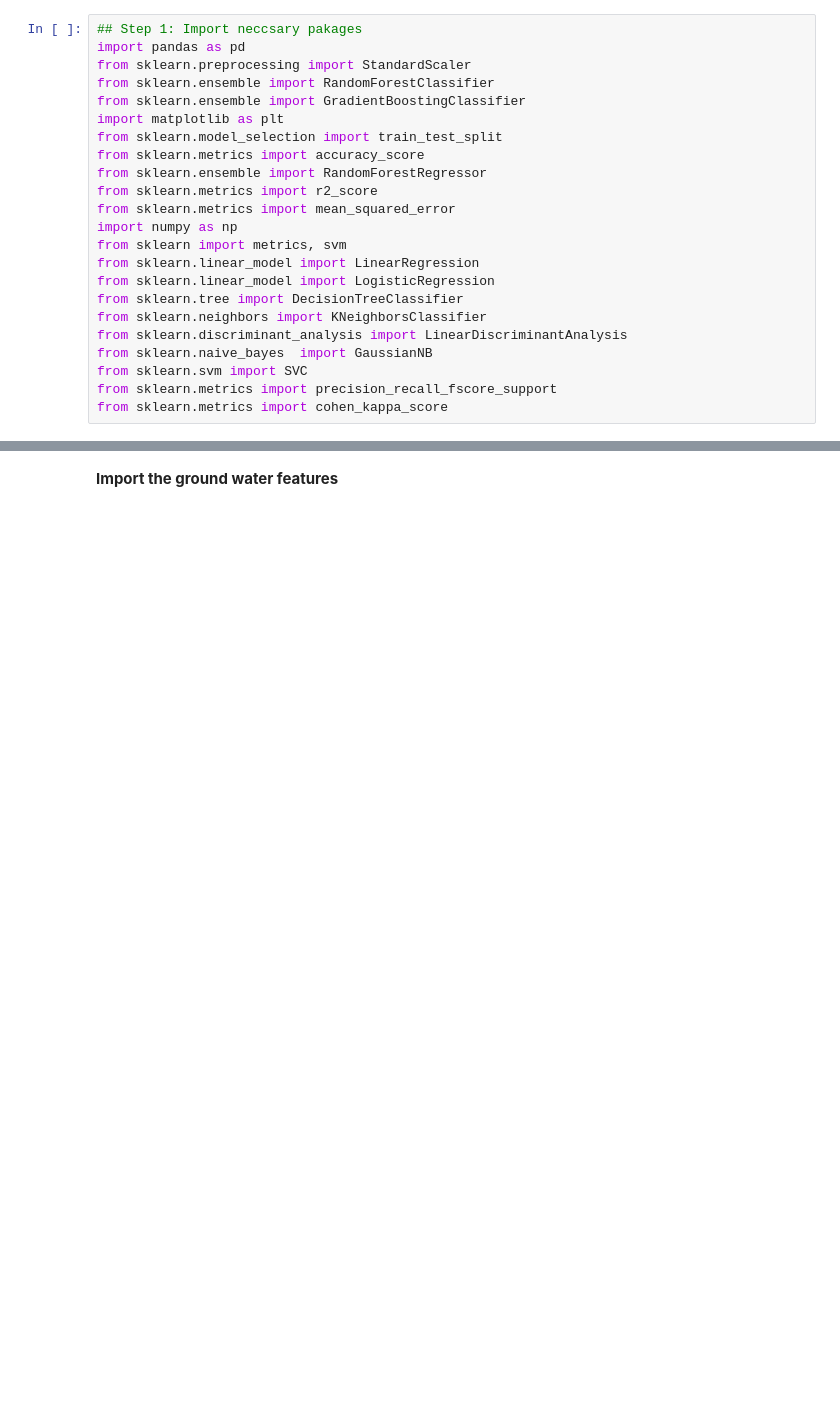
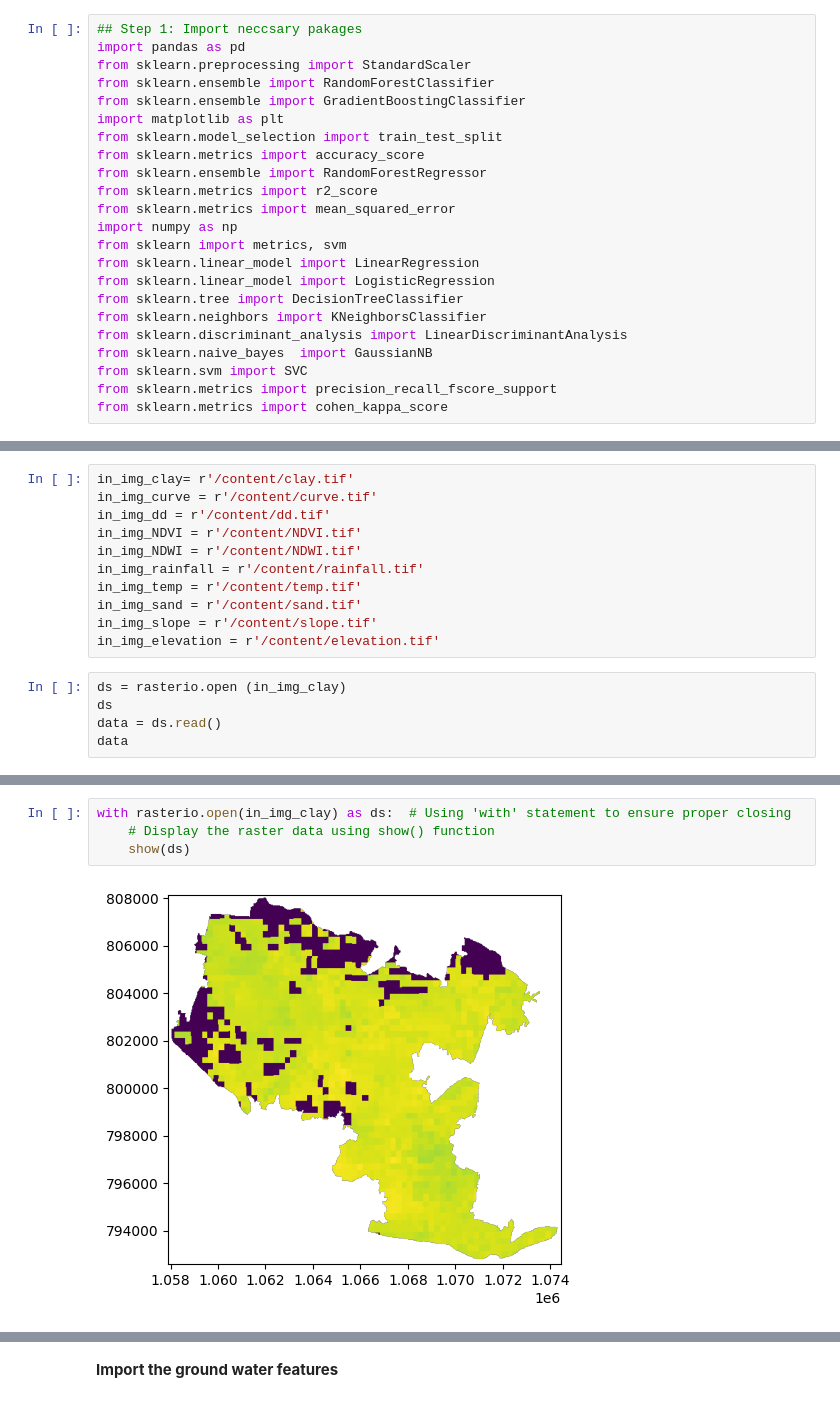
Before and after one commit to BasuAI/BasuAI, a Jupyter notebook: GWPZ.ipynb, the cells around one changed output, grey strips where cells are left out. Saved outputs shown, nothing was run; the diff lists cells and outputs as text; blank space fills up the shorter version.

```diff
--- a/GWPZ.ipynb
+++ b/GWPZ.ipynb
@@ -29,0 +58,16 @@ from sklearn.metrics import cohen_kappa_score
+# %%
+in_img_clay= r'/content/clay.tif'
+in_img_curve = r'/content/curve.tif'
+in_img_dd = r'/content/dd.tif'
+in_img_NDVI = r'/content/NDVI.tif'
+in_img_NDWI = r'/content/NDWI.tif'
+in_img_rainfall = r'/content/rainfall.tif'
+in_img_temp = r'/content/temp.tif'
+in_img_sand = r'/content/sand.tif'
+in_img_slope = r'/content/slope.tif'
+in_img_elevation = r'/content/elevation.tif'
+# %%
+ds = rasterio.open (in_img_clay)
+ds
+data = ds.read()
+data
@@ -29,0 +88,6 @@ from sklearn.metrics import cohen_kappa_score
+# %%
+with rasterio.open(in_img_clay) as ds:  # Using 'with' statement to ensure proper closing
+    # Display the raster data using show() function
+    show(ds)
+# %% [output]
+[figure, added]
```
Also changed, not shown: parts of 16 cells of this notebook.
